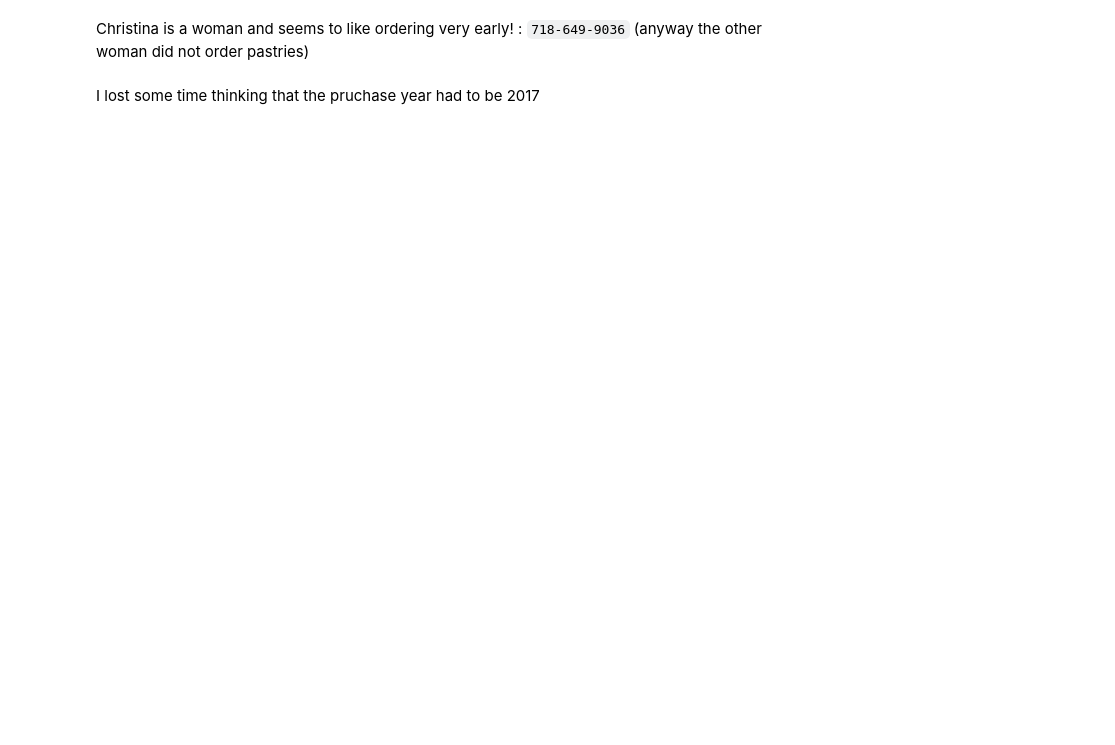
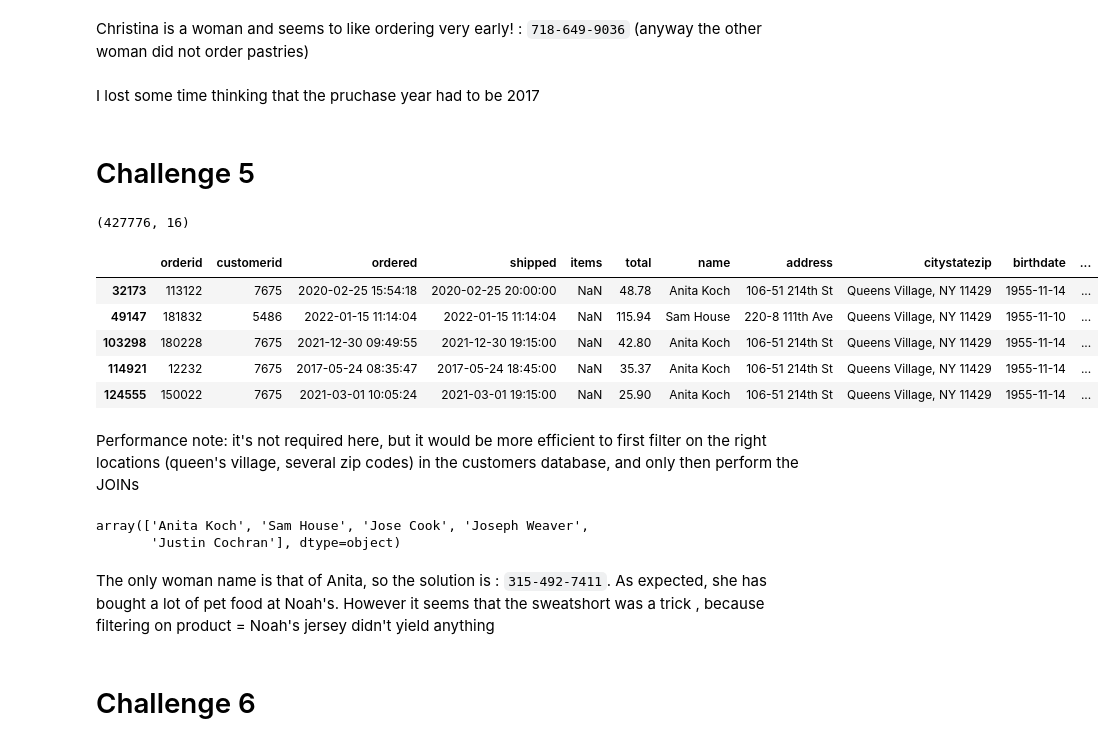
Before and after one commit to Clement-Lelievre/hannukah_of_code, a Jupyter notebook: hanukkah_of_data.ipynb, the cells around one changed output. Drawn from its saved outputs; the diff is of its cells as text; code cells hidden in the pictures; blank space fills up the shorter version.

Commit message:
solved challenge 5

```diff
--- a/hanukkah_of_data.ipynb
+++ b/hanukkah_of_data.ipynb
@@ -529,3 +529,38 @@ df
 Christina is a woman and seems to like ordering very early! : `718-649-9036` (anyway the other woman did not order pastries)
 # %% [markdown]
 I lost some time thinking that the pruchase year had to be 2017
+# %% [markdown]
+# Challenge 5
+# %%
+customers = pd.read_csv('data/noahs-customers.csv')
+orders = pd.read_csv('data/noahs-orders.csv')
+items = pd.read_csv('data/noahs-orders_items.csv')
+products = pd.read_csv('data/noahs-products.csv')
+# %%
+all_df = orders.merge(customers, on ='customerid')
+all_df = all_df.merge(items, on ='orderid')
+all_df = all_df.merge(products, on ='sku')
+all_df.shape
+# %% [output]
+(427776, 16)
+# %%
+df = all_df[(all_df.citystatezip.str.contains('Queens Village')) & (all_df.desc.str.contains(pat='Cat(\s)?'))]
+df.head()
+# %% [output]
+|  | orderid | customerid | ordered | shipped | items | total | name | address | citystatezip | birthdate | ... |
+| 32173 | 113122 | 7675 | 2020-02-25 15:54:18 | 2020-02-25 20:00:00 | NaN | 48.78 | Anita Koch | 106-51 214th St | Queens Village, NY 11429 | 1955-11-14 | ... |
+| 49147 | 181832 | 5486 | 2022-01-15 11:14:04 | 2022-01-15 11:14:04 | NaN | 115.94 | Sam House | 220-8 111th Ave | Queens Village, NY 11429 | 1955-11-10 | ... |
+| 103298 | 180228 | 7675 | 2021-12-30 09:49:55 | 2021-12-30 19:15:00 | NaN | 42.80 | Anita Koch | 106-51 214th St | Queens Village, NY 11429 | 1955-11-14 | ... |
+| 114921 | 12232 | 7675 | 2017-05-24 08:35:47 | 2017-05-24 18:45:00 | NaN | 35.37 | Anita Koch | 106-51 214th St | Queens Village, NY 11429 | 1955-11-14 | ... |
+| 124555 | 150022 | 7675 | 2021-03-01 10:05:24 | 2021-03-01 19:15:00 | NaN | 25.90 | Anita Koch | 106-51 214th St | Queens Village, NY 11429 | 1955-11-14 | ... |
+# %% [markdown]
+Performance note: it's not required here, but it would be more efficient to first filter on the right locations (queen's village, several zip codes) in the customers database, and only then perform the JOINs
+# %%
+df.name.unique()
+# %% [output]
+array(['Anita Koch', 'Sam House', 'Jose Cook', 'Joseph Weaver',
+       'Justin Cochran'], dtype=object)
+# %% [markdown]
+The only woman name is that of Anita, so the solution is : `315-492-7411`. As expected, she has bought a lot of pet food at Noah's. However it seems that the sweatshort was a trick , because filtering on product = Noah's jersey didn't yield anything
+# %% [markdown]
+# Challenge 6
```
